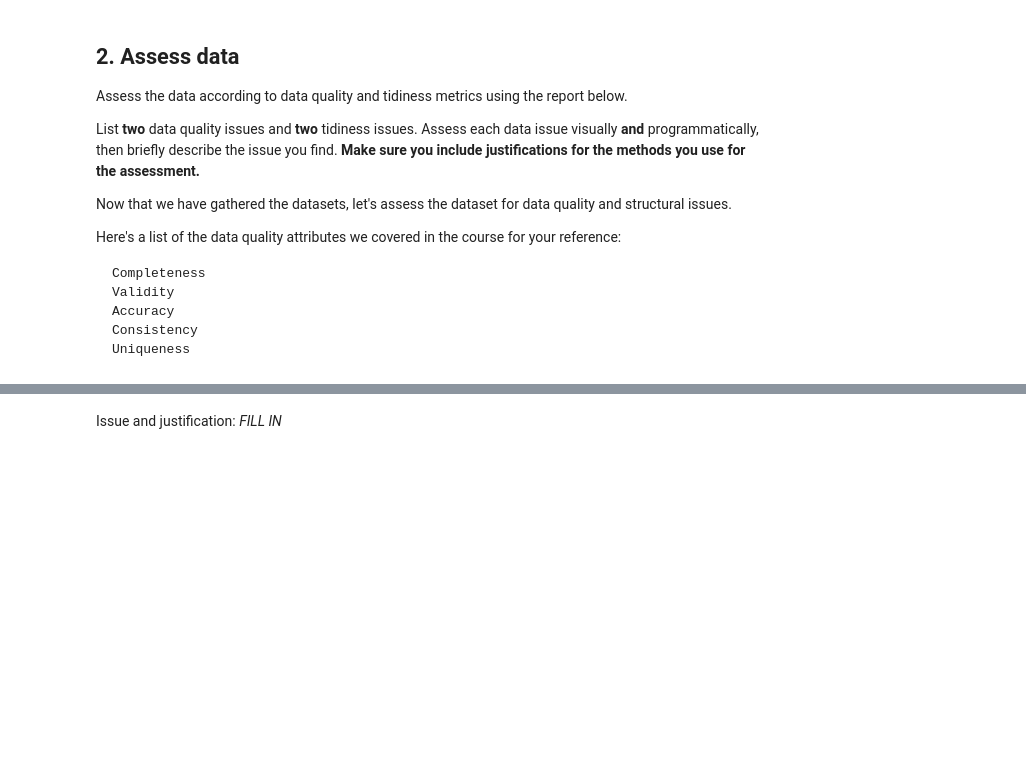
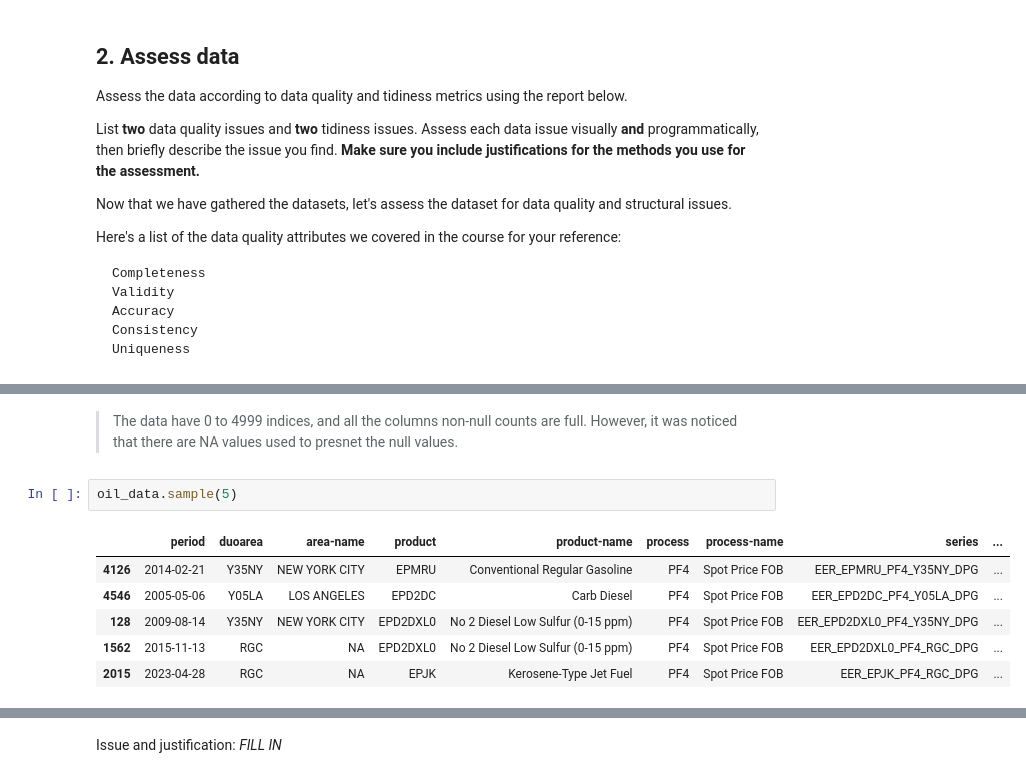
Before and after one commit to sondosaabed/Oil-vs-BigTech-stock-investigation, a Jupyter notebook: oil-bigTechCompanies-investigation.ipynb, the cells around one changed output, grey strips where cells are left out. Saved outputs shown, nothing was run; the diff lists cells and outputs as text; blank space fills up the shorter version.

Commit message:
Inspecting the missing or the data quality completeness issue programmatically

```diff
--- a/oil-bigTechCompanies-investigation.ipynb
+++ b/oil-bigTechCompanies-investigation.ipynb
@@ -175,0 +246,11 @@ Here's a list of the data quality attributes we covered in the course for your r
+# %% [markdown]
+> The data have 0 to 4999 indices, and all the columns non-null counts are full. However, it was noticed that there are NA values used to presnet the null values.
+# %%
+oil_data.sample(5)
+# %% [output]
+|  | period | duoarea | area-name | product | product-name | process | process-name | series | ... |
+| 4126 | 2014-02-21 | Y35NY | NEW YORK CITY | EPMRU | Conventional Regular Gasoline | PF4 | Spot Price FOB | EER_EPMRU_PF4_Y35NY_DPG | ... |
+| 4546 | 2005-05-06 | Y05LA | LOS ANGELES | EPD2DC | Carb Diesel | PF4 | Spot Price FOB | EER_EPD2DC_PF4_Y05LA_DPG | ... |
+| 128 | 2009-08-14 | Y35NY | NEW YORK CITY | EPD2DXL0 | No 2 Diesel Low Sulfur (0-15 ppm) | PF4 | Spot Price FOB | EER_EPD2DXL0_PF4_Y35NY_DPG | ... |
+| 1562 | 2015-11-13 | RGC | NA | EPD2DXL0 | No 2 Diesel Low Sulfur (0-15 ppm) | PF4 | Spot Price FOB | EER_EPD2DXL0_PF4_RGC_DPG | ... |
+| 2015 | 2023-04-28 | RGC | NA | EPJK | Kerosene-Type Jet Fuel | PF4 | Spot Price FOB | EER_EPJK_PF4_RGC_DPG | ... |
```
Also changed, not shown: parts of 19 cells of this notebook.
